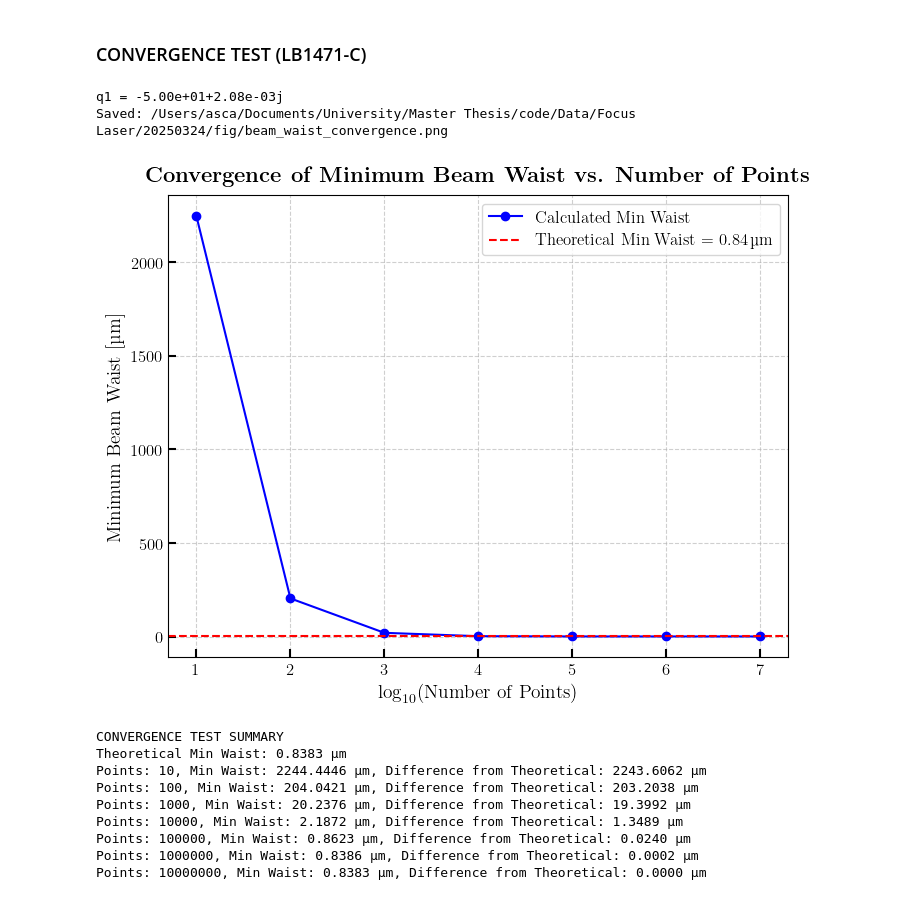
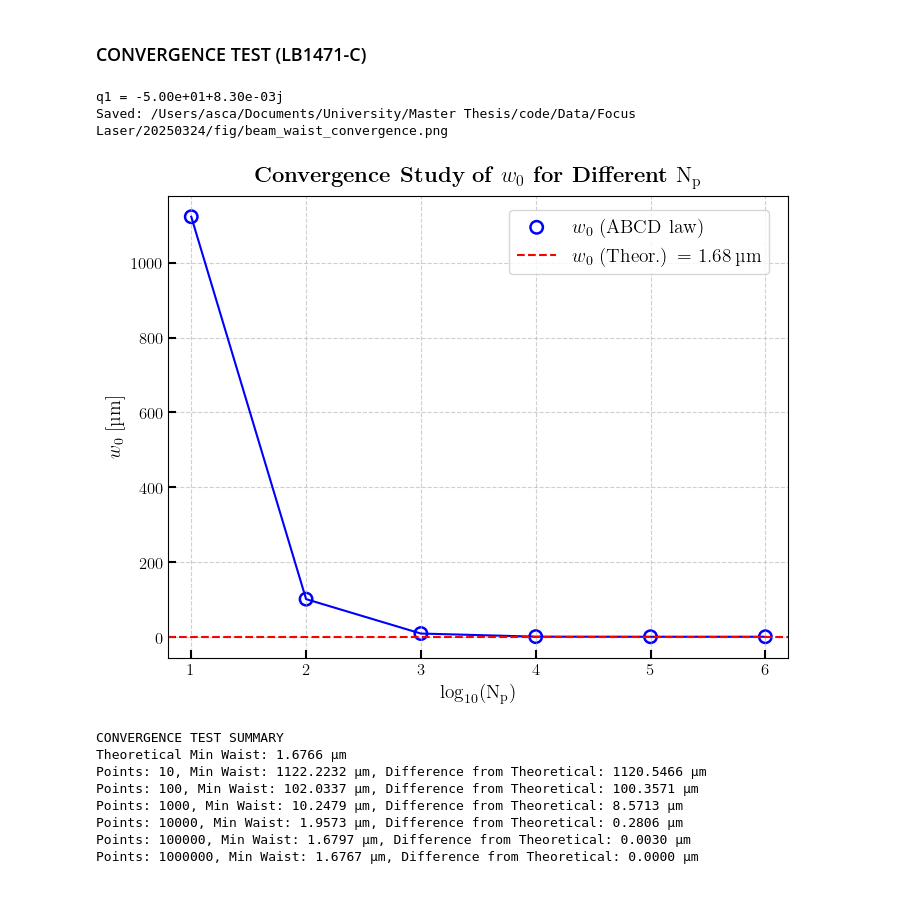
Before and after one commit to AscanioGalbiati/LISA_QPD_Gap, a Jupyter notebook: BeamProfile/beam_profile_telescoping_system_LB1471-C.ipynb, the cells around one changed output. Cells and saved outputs as stored; diff of their text form; code cells hidden in the pictures.

Commit message:
Final TOS beam profile code for thesis plots

```diff
--- a/BeamProfile/beam_profile_telescoping_system_LB1471-C.ipynb
+++ b/BeamProfile/beam_profile_telescoping_system_LB1471-C.ipynb
@@ -317,7 +612,7 @@ plt.rcParams['text.latex.preamble'] = r'\usepackage{siunitx}'
 # Constants
 focal_length = 50.0  # in mm
 wavelength = 1.064e-3  # in mm
-W0_initial =  20.20 # Average of Waist x and Waist y in mm
+W0_initial =  20.20 / 2 # Average of Waist x and Waist y in mm -> /2 TO CONVERT TO RADIUS
 z_R_initial = np.pi * W0_initial**2 / wavelength  # Rayleigh range of initial beam
 q0 = 0 + 1j * z_R_initial  # Beam parameter at z = 0
 
@@ -333,7 +628,7 @@ q1 = (A_lens * q0 + B_lens) / (C_lens * q0 + D_lens)  # Beam parameter just afte
 print(f"q1 = {q1:.2e}")
 
 # Number of points to test
-n_points_list = [10, 100, 1000, 10000, 100000, 1000000, 10000000]
+n_points_list = [10, 100, 1000, 10000, 100000, 1000000]
 min_waists = []
 
 # Propagation range
@@ -363,47 +658,57 @@ for n_points in n_points_list:
         min_waists.append(np.nan)
     else:
         min_waist = np.min(W_theoretical[~np.isnan(W_theoretical)])
         min_waists.append(min_waist)
 
 # Convert to μm for plotting
 min_waists = np.array(min_waists) * 1000
 W0_theoretical_um = W0_theoretical * 1000
 log_n_points = np.log10(n_points_list)
 
 # Plotting
 plt.figure(figsize=(8, 6))
-plt.plot(log_n_points, min_waists, marker='o', linestyle='-', color='b', label=r'Calculated Min Waist')
-plt.axhline(y=W0_theoretical_um, color='r', linestyle='--', label=r'Theoretical Min Waist = \SI{' + f'{W0_theoretical_um:.2f}' + r'}{\micro\meter}')
-plt.xlabel(r'$\log_{10}$(Number of Points)', fontsize=14)
-plt.ylabel(r'Minimum Beam Waist [\si{\micro\meter}]', fontsize=14)
-plt.title(r'\textbf{Convergence of Minimum Beam Waist vs. Number of Points}', fontsize=16, fontweight='bold', pad=10)
-plt.legend(loc='upper right', fontsize=12, frameon=True)
+#plt.plot(log_n_points, min_waists, edgecolors = 'red', marker='o', linestyle='-', label=r'$w_0$ (ABCD law)')
+#plt.axhline(y=W0_theoretical_um, color='blue', linestyle='--', label=r'$w_{0}$ (Theor.) = \SI{' + f'{W0_theoretical_um:.2f}' + r'}{\micro\meter}')
+# --- CHANGED: Use scatter with open red circles ---
+plt.scatter(log_n_points, min_waists,
+            facecolors='none', edgecolors='blue', marker='o',
+            s=80, linewidths=1.8, label=r'$w_0$ (ABCD law)')
+
+# Connect the points with a line (optional, keeps continuity)
+plt.plot(log_n_points, min_waists, color='blue', linestyle='-', linewidth=1.5)
+plt.axhline(y=W0_theoretical_um, color='red', linestyle='--',
+            label=r'$w_{{0}}$ (Theor.) = \SI{' + f'{W0_theoretical_um:.2f}' + r'}{\micro\meter}')
+plt.xlabel(r'$\log_{10}$($\rm{N}_{\rm{p}}$)', fontsize=14)
+plt.ylabel(r'$w_0$ [\si{\micro\meter}]', fontsize=14)
+plt.title(r'\textbf{Convergence Study of $w_0$ for Different $\rm{N}_{\rm{p}}$}', fontsize=16, fontweight='bold', pad=10)
+plt.legend(bbox_to_anchor=(0.985, 0.99), loc='upper right', fontsize=14, frameon=True)
 plt.tick_params(axis='both', which='major', labelsize=12, length=6, width=1.5, direction='in')
+plt.xlim(0.8, 6.2) # 42 , 56
+#plt.set_ylim(bottom=-0.05, top=1.3)
 plt.grid(True, linestyle='--', alpha=0.6)
 
 # Save the plot
 fig_dir = "/Users/asca/Documents/University/Master Thesis/code/Data/Focus Laser/20250324/fig"
 os.makedirs(fig_dir, exist_ok=True)
 save_path = os.path.join(fig_dir, "beam_waist_convergence.png")
 plt.savefig(save_path, dpi=300, bbox_inches='tight', facecolor='white')
 print(f"Saved: {save_path}")
 plt.show()
 
 # Print summary
 print("\nCONVERGENCE TEST SUMMARY")
 print(f"Theoretical Min Waist: {W0_theoretical_um:.4f} μm")
 for n, w in zip(n_points_list, min_waists):
     print(f"Points: {n}, Min Waist: {w:.4f} μm, Difference from Theoretical: {(w - W0_theoretical_um):.4f} μm")
 # %% [output]
-q1 = -5.00e+01+2.08e-03j
+q1 = -5.00e+01+8.30e-03j
 Saved: /Users/asca/Documents/University/Master Thesis/code/Data/Focus Laser/20250324/fig/beam_waist_convergence.png
-[figure, old version]
+[figure, new version]
 CONVERGENCE TEST SUMMARY
-Theoretical Min Waist: 0.8383 μm
-Points: 10, Min Waist: 2244.4446 μm, Difference from Theoretical: 2243.6062 μm
-Points: 100, Min Waist: 204.0421 μm, Difference from Theoretical: 203.2038 μm
-Points: 1000, Min Waist: 20.2376 μm, Difference from Theoretical: 19.3992 μm
-Points: 10000, Min Waist: 2.1872 μm, Difference from Theoretical: 1.3489 μm
-Points: 100000, Min Waist: 0.8623 μm, Difference from Theoretical: 0.0240 μm
-Points: 1000000, Min Waist: 0.8386 μm, Difference from Theoretical: 0.0002 μm
-Points: 10000000, Min Waist: 0.8383 μm, Difference from Theoretical: 0.0000 μm
+Theoretical Min Waist: 1.6766 μm
+Points: 10, Min Waist: 1122.2232 μm, Difference from Theoretical: 1120.5466 μm
+Points: 100, Min Waist: 102.0337 μm, Difference from Theoretical: 100.3571 μm
+Points: 1000, Min Waist: 10.2479 μm, Difference from Theoretical: 8.5713 μm
+Points: 10000, Min Waist: 1.9573 μm, Difference from Theoretical: 0.2806 μm
+Points: 100000, Min Waist: 1.6797 μm, Difference from Theoretical: 0.0030 μm
+Points: 1000000, Min Waist: 1.6767 μm, Difference from Theoretical: 0.0000 μm
```
Also changed, not shown: parts of 10 cells of this notebook, 6 other files.
